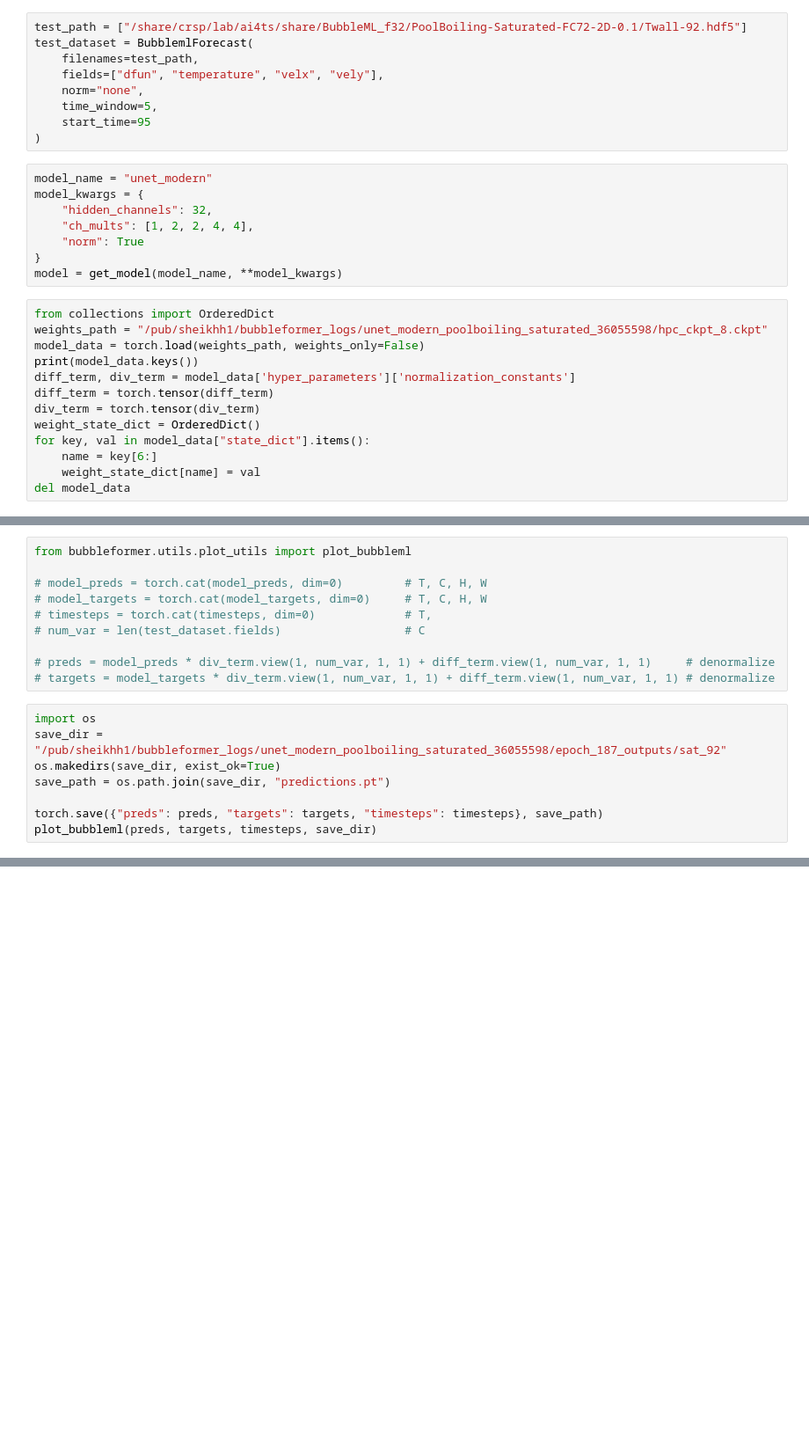
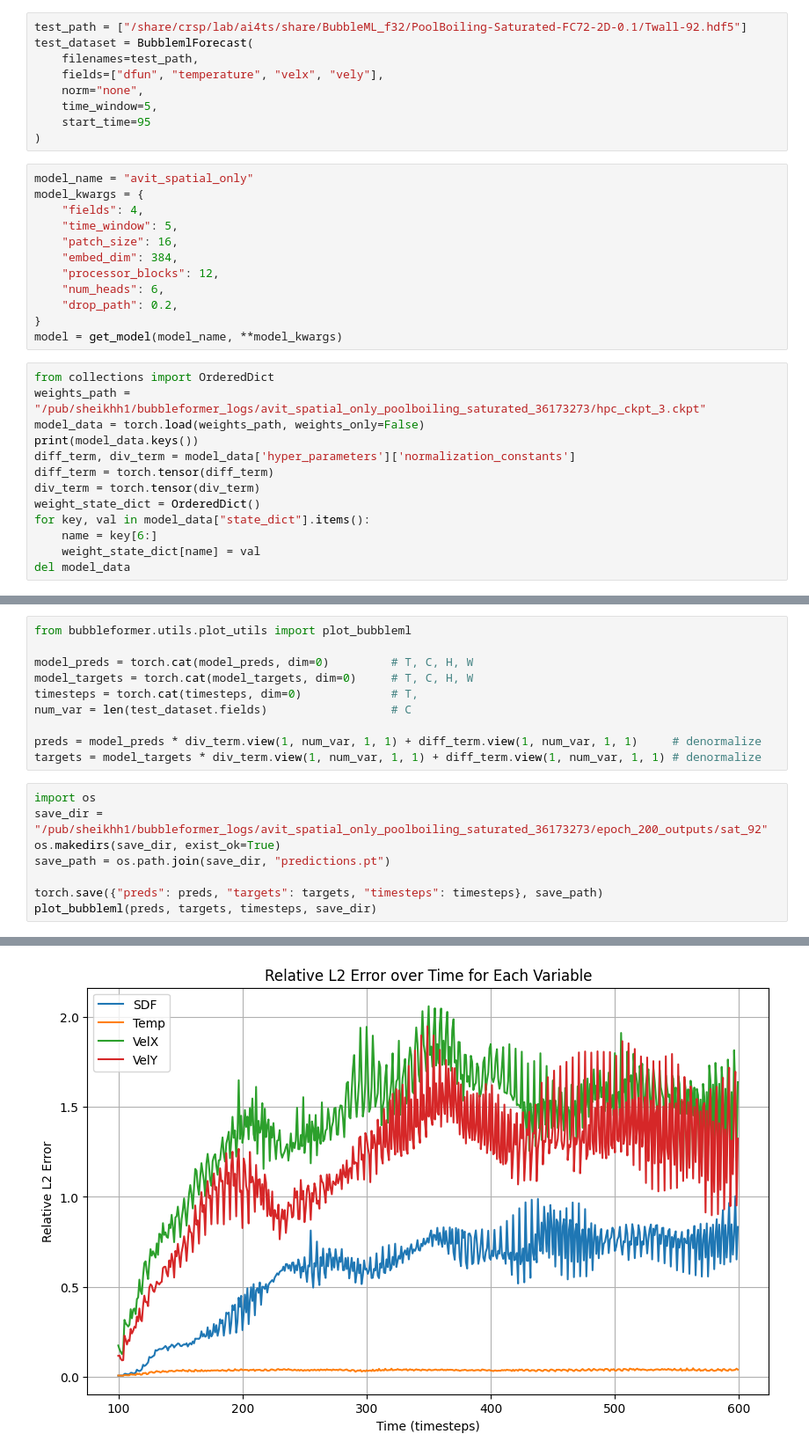
Before and after one commit to arthurfeeney/Bubbleformer, a Jupyter notebook: scripts/inference_autoregressive.ipynb, the cells around one changed output, grey strips where cells are left out. Shown: that part at 88% size. Drawn from its saved outputs; the diff is of its cells as text; blank space fills up the shorter version.

Commit message:
AViT Temporal attention only model

```diff
--- a/scripts/inference_autoregressive.ipynb
+++ b/scripts/inference_autoregressive.ipynb
@@ -12,16 +12,20 @@ test_dataset = BubblemlForecast(
     start_time=95
 )
 # %%
-model_name = "unet_modern"
+model_name = "avit_spatial_only"
 model_kwargs = {
-    "hidden_channels": 32,
-    "ch_mults": [1, 2, 2, 4, 4],
-    "norm": True
+    "fields": 4,
+    "time_window": 5,
+    "patch_size": 16,
+    "embed_dim": 384,
+    "processor_blocks": 12,
+    "num_heads": 6,
+    "drop_path": 0.2,
 }
 model = get_model(model_name, **model_kwargs)
 # %%
 from collections import OrderedDict
-weights_path = "/pub/sheikhh1/bubbleformer_logs/unet_modern_poolboiling_saturated_36055598/hpc_ckpt_8.ckpt"
+weights_path = "/pub/sheikhh1/bubbleformer_logs/avit_spatial_only_poolboiling_saturated_36173273/hpc_ckpt_3.ckpt"
 model_data = torch.load(weights_path, weights_only=False)
 print(model_data.keys())
 diff_term, div_term = model_data['hyper_parameters']['normalization_constants']
@@ -61,18 +87,19 @@ for itr in range(0, 500, skip_itrs):
 # %%
 from bubbleformer.utils.plot_utils import plot_bubbleml
 
-# model_preds = torch.cat(model_preds, dim=0)         # T, C, H, W
-# model_targets = torch.cat(model_targets, dim=0)     # T, C, H, W
-# timesteps = torch.cat(timesteps, dim=0)             # T,
-# num_var = len(test_dataset.fields)                  # C
+model_preds = torch.cat(model_preds, dim=0)         # T, C, H, W
+model_targets = torch.cat(model_targets, dim=0)     # T, C, H, W
+timesteps = torch.cat(timesteps, dim=0)             # T,
+num_var = len(test_dataset.fields)                  # C
 
-# preds = model_preds * div_term.view(1, num_var, 1, 1) + diff_term.view(1, num_var, 1, 1)     # denormalize
-# targets = model_targets * div_term.view(1, num_var, 1, 1) + diff_term.view(1, num_var, 1, 1) # denormalize
+preds = model_preds * div_term.view(1, num_var, 1, 1) + diff_term.view(1, num_var, 1, 1)     # denormalize
+targets = model_targets * div_term.view(1, num_var, 1, 1) + diff_term.view(1, num_var, 1, 1) # denormalize
 # %%
 import os
-save_dir = "/pub/sheikhh1/bubbleformer_logs/unet_modern_poolboiling_saturated_36055598/epoch_187_outputs/sat_92"
+save_dir = "/pub/sheikhh1/bubbleformer_logs/avit_spatial_only_poolboiling_saturated_36173273/epoch_200_outputs/sat_92"
 os.makedirs(save_dir, exist_ok=True)
 save_path = os.path.join(save_dir, "predictions.pt")
 
 torch.save({"preds": preds, "targets": targets, "timesteps": timesteps}, save_path)
 plot_bubbleml(preds, targets, timesteps, save_dir)
+# %% [output]
@@ -79 +126,2 @@ plot_bubbleml(preds, targets, timesteps, save_dir)
+[figure, added]
 # %%
```
Also changed, not shown: parts of 7 cells of this notebook, 6 other files.
